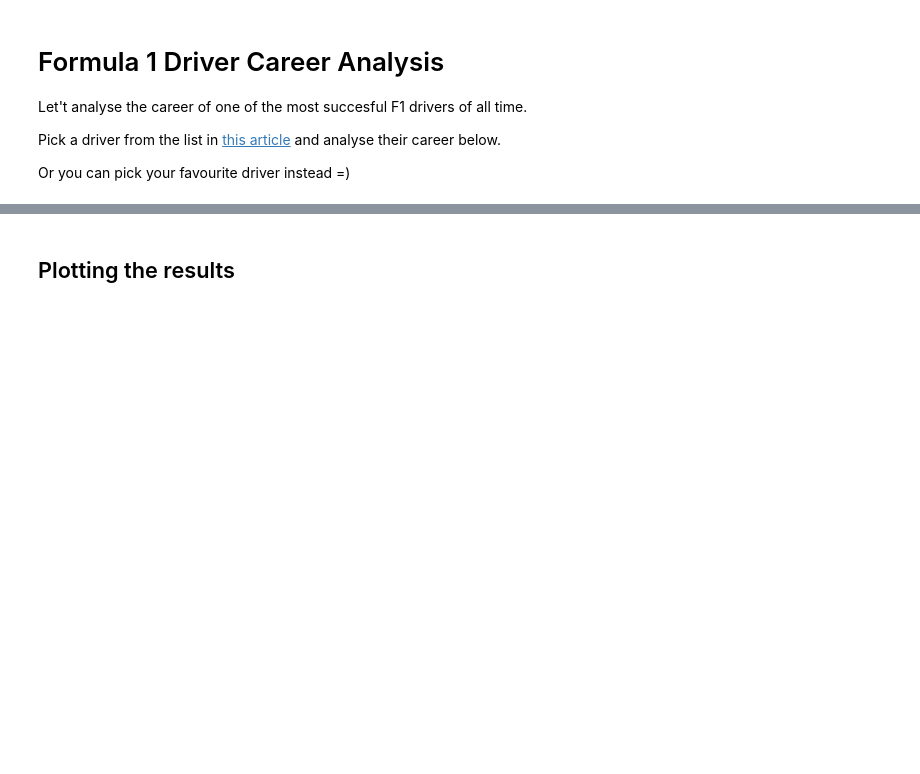
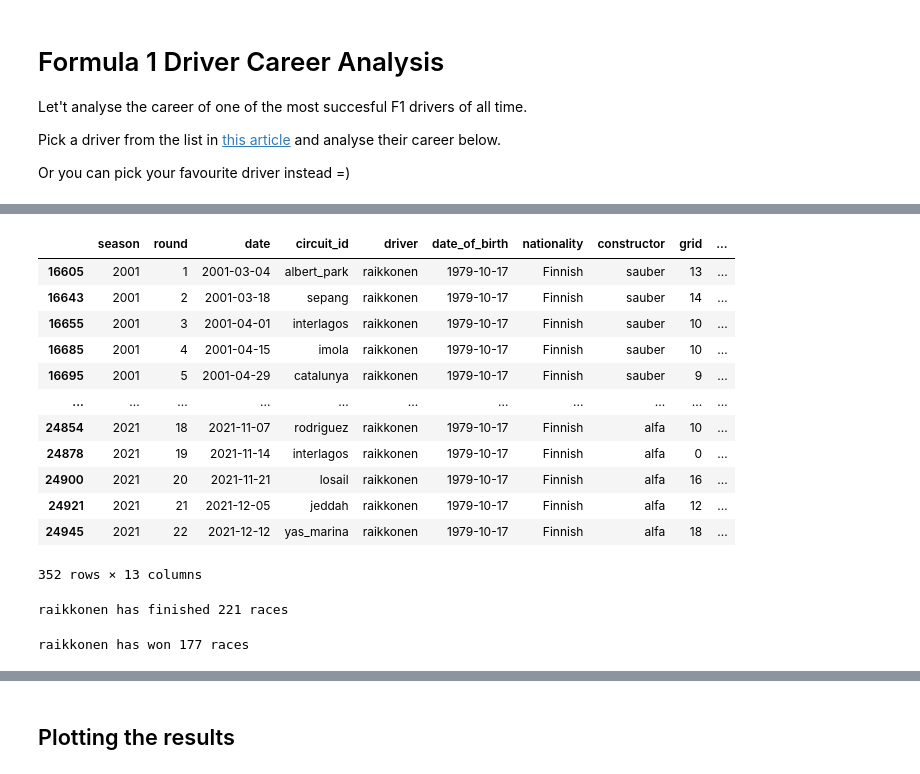
Before and after one commit to axelandru/bootcamp, a Jupyter notebook: 2022/python_workshop/notebooks/08_pandas.ipynb, the cells around one changed output, grey strips where cells are left out. Cells and saved outputs as stored; diff of their text form; code cells hidden in the pictures; blank space fills up the shorter version.

```diff
--- a/2022/python_workshop/notebooks/08_pandas.ipynb
+++ b/2022/python_workshop/notebooks/08_pandas.ipynb
@@ -887,7 +950,9 @@ f1_results['driver'].unique()
 # %%
 # which driver have you chosen?
-driver = '...'
+driver = 'raikkonen'
+# print(f1_results)
 
 # what nationality is this driver?
-nationality = ...
-print(f"{driver}'s nationality is {nationality}")
+nationality = f1_results[f1_results["driver"]==driver][['nationality']].iloc[0][0]
+# print(nationality)
+print(f"{driver}'s nationality is {str(nationality)}")
@@ -915,17 +1001,38 @@ print(f"{driver}'s first win was on {first_win_date} with {first_win_constructor
 # %%
 # how many race starts?
 # hint: check the Status is NOT one of Did not qualify, Did not prequalify, Not classified
-race_starts = ...
-print(f"{driver} has {race_starts} race starts")
+# print(f1_results)
+# race_starts = f1_results[(f1_results['driver'] == driver) and (f1_results['status'].item() == 'Did not qualify')].value_counts()
+# print(f"{driver} has {race_starts} race starts")
+
+f1_results[(f1_results['driver'] == driver) & (f1_results['status'] != 'Did not qualify')]
+# %% [output]
+|  | season | round | date | circuit_id | driver | date_of_birth | nationality | constructor | grid | ... |
+| 16605 | 2001 | 1 | 2001-03-04 | albert_park | raikkonen | 1979-10-17 | Finnish | sauber | 13 | ... |
+| 16643 | 2001 | 2 | 2001-03-18 | sepang | raikkonen | 1979-10-17 | Finnish | sauber | 14 | ... |
+| 16655 | 2001 | 3 | 2001-04-01 | interlagos | raikkonen | 1979-10-17 | Finnish | sauber | 10 | ... |
+| 16685 | 2001 | 4 | 2001-04-15 | imola | raikkonen | 1979-10-17 | Finnish | sauber | 10 | ... |
+| 16695 | 2001 | 5 | 2001-04-29 | catalunya | raikkonen | 1979-10-17 | Finnish | sauber | 9 | ... |
+| ... | ... | ... | ... | ... | ... | ... | ... | ... | ... | ... |
+| 24854 | 2021 | 18 | 2021-11-07 | rodriguez | raikkonen | 1979-10-17 | Finnish | alfa | 10 | ... |
+| 24878 | 2021 | 19 | 2021-11-14 | interlagos | raikkonen | 1979-10-17 | Finnish | alfa | 0 | ... |
+| 24900 | 2021 | 20 | 2021-11-21 | losail | raikkonen | 1979-10-17 | Finnish | alfa | 16 | ... |
+| 24921 | 2021 | 21 | 2021-12-05 | jeddah | raikkonen | 1979-10-17 | Finnish | alfa | 12 | ... |
+| 24945 | 2021 | 22 | 2021-12-12 | yas_marina | raikkonen | 1979-10-17 | Finnish | alfa | 18 | ... |
+352 rows × 13 columns
 # %%
 # how many of those races did he actually finished?
 # hint: look for Status Finished; for this exercise, we'll not consider other statuses as successful
-races_finished = ...
+races_finished = f1_results[(f1_results['driver'] == driver) & (f1_results['status'] == 'Finished') ].value_counts().sum()
 print(f"{driver} has finished {races_finished} races")
+# %% [output]
+raikkonen has finished 221 races
 # %%
 # how many has he won?
-races_won = ...
+races_won = f1_results[(f1_results['driver'] == driver) & f1_results['podium'] == 1]['podium'].value_counts().sum()
 print(f"{driver} has won {races_won} races")
+# %% [output]
+raikkonen has won 177 races
 # %%
 # create a dataframe that contains the follwing information:
 #
```
Also changed, not shown: parts of 8 cells of this notebook.
